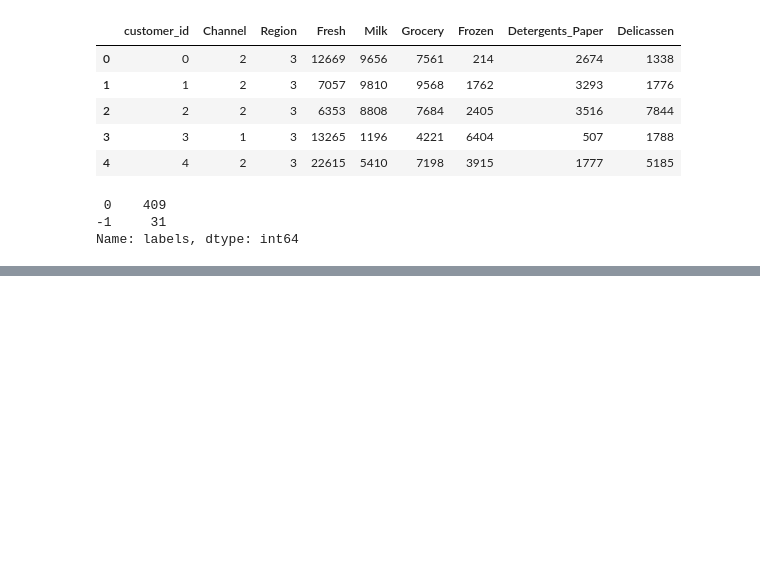
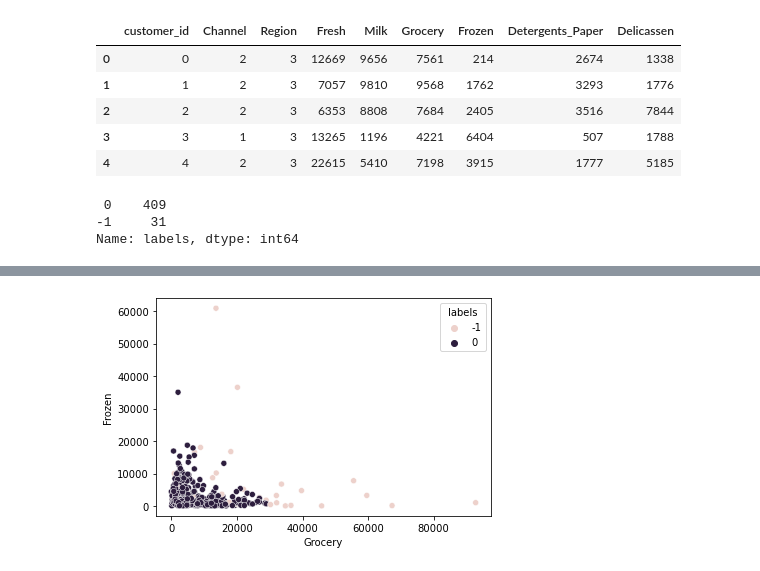
Before and after one commit to patrickamwayi/anomaly-detection-exercises, a Jupyter notebook: clustering_anomaly_detection.ipynb, the cells around one changed output, grey strips where cells are left out. Cells and saved outputs as stored; diff of their text form; code cells hidden in the pictures; blank space fills up the shorter version.

```diff
--- a/clustering_anomaly_detection.ipynb
+++ b/clustering_anomaly_detection.ipynb
@@ -166,0 +165,5 @@ Name: labels, dtype: int64
+# %%
+sns.scatterplot(df.Grocery, df.Frozen, hue = df.labels)
+plt.show()
+# %% [output]
+[figure, added]
```
Also changed, not shown: parts of 15 cells of this notebook.
